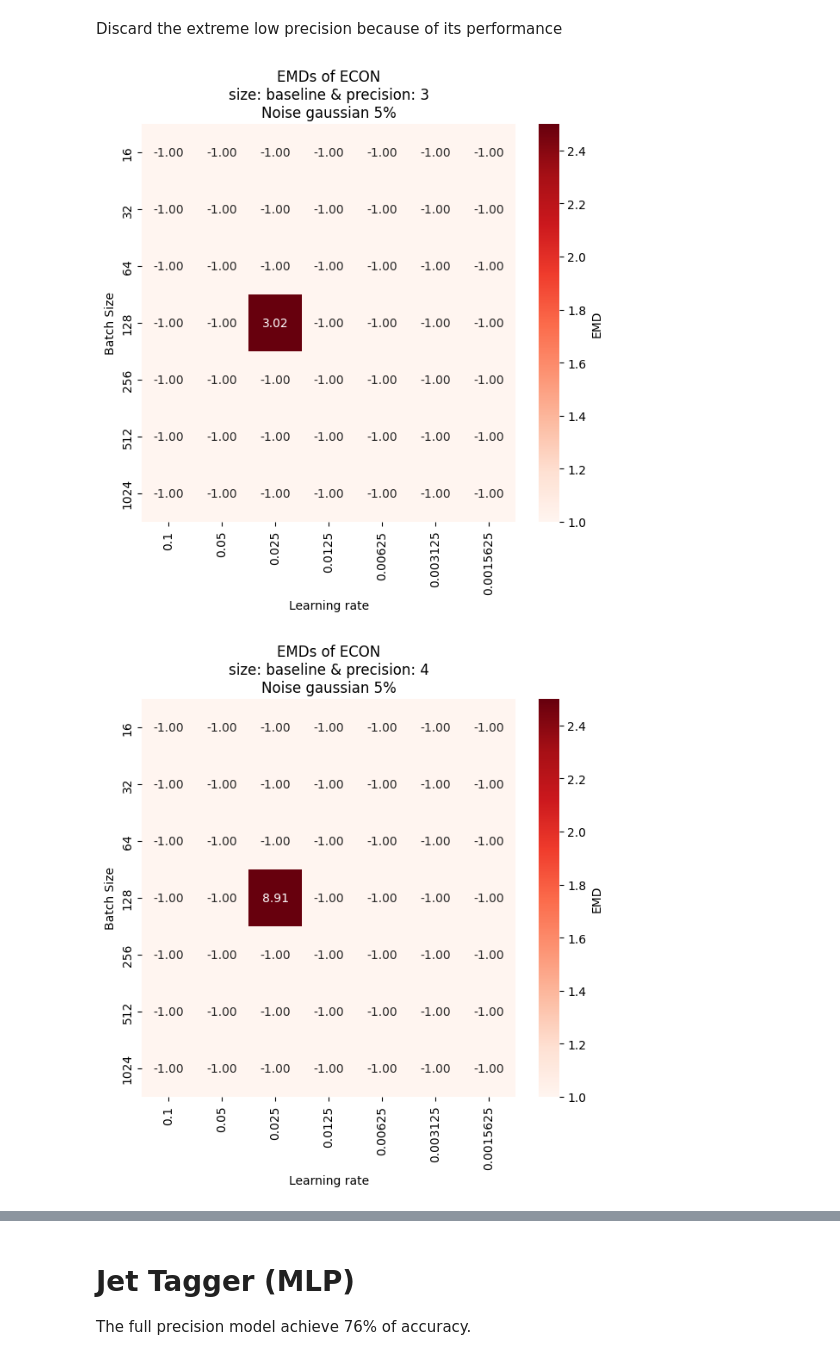
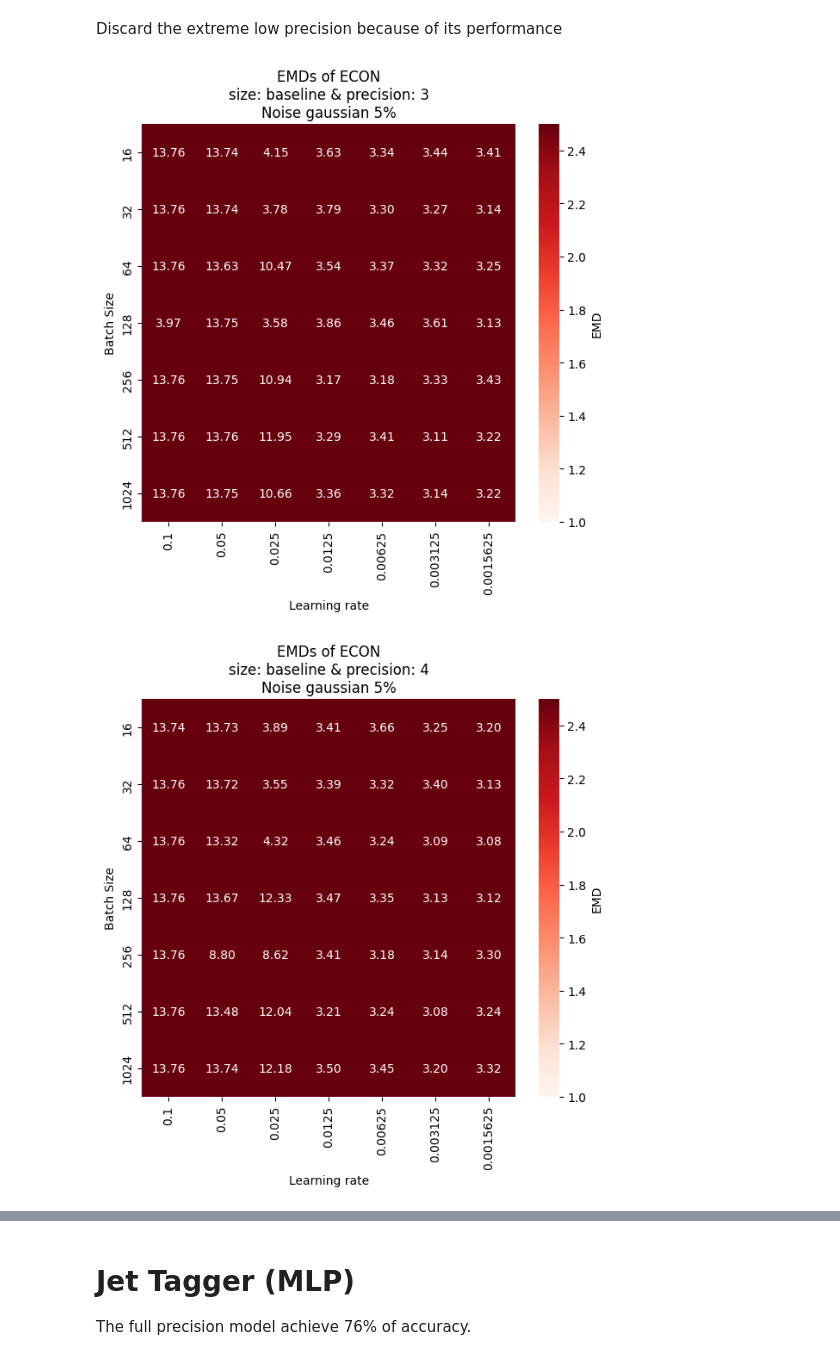
Before and after one commit to Vis4SciML/loss_landscape_taxonomy, a Jupyter notebook: workspace/notebooks/noise_analysis.ipynb, the cells around one changed output, grey strips where cells are left out. Drawn from its saved outputs; the diff is of its cells as text; code cells hidden in the pictures.

```diff
--- a/workspace/notebooks/noise_analysis.ipynb
+++ b/workspace/notebooks/noise_analysis.ipynb
@@ -209,7 +209,7 @@ for p in precisions:
             original_emd, _ = econ.get_model_index_and_relative_EMD(DATA_PATH, bs, lr, p, size)
 
             # build the matrix for the heatmap
-            EMD_matrix[x, y] = noise_emd_5
+            EMD_matrix[x, y] = noise_emd_20
 
             # store the values for the plots
             emd_distribution.append({
@@ -251,32 +251,32 @@ for p in precisions:
                 'loss': (noise_emd_15 - original_emd) * 100 / original_emd,
                 'original_emd': original_emd
             })
             emd_distribution.append({
                 'precision': p,
                 'emd': noise_emd_20,
                 'type': '20%',
                 'batch_size': str(bs),
                 'learning_rate': str(lr),
                 'precision': p,
                 'loss': (noise_emd_20 - original_emd) * 100 / original_emd,
                 'original_emd': original_emd
             })
 
 
 
     # heat map of the EMD with noise as input per precision
     EMD_matrix = pd.DataFrame(EMD_matrix,
                               index=batch_sizes,
                               columns=learning_rates)
 
     plot_2d_heatmap(EMD_matrix,
                     f'EMDs of ECON\nsize: {size} & precision: {p}\n' \
                     f'Noise {noise_type} 5%',
                     (1, 2.5),
                     'Learning rate',
                     'Batch Size',
                     'EMD',
                     cmap='Reds')
 # %% [output]
-[figure, old version]
+[figure, new version]
-[figure, old version]
+[figure, new version]
```
Also changed, not shown: parts of 11 cells of this notebook, 23 other files.
